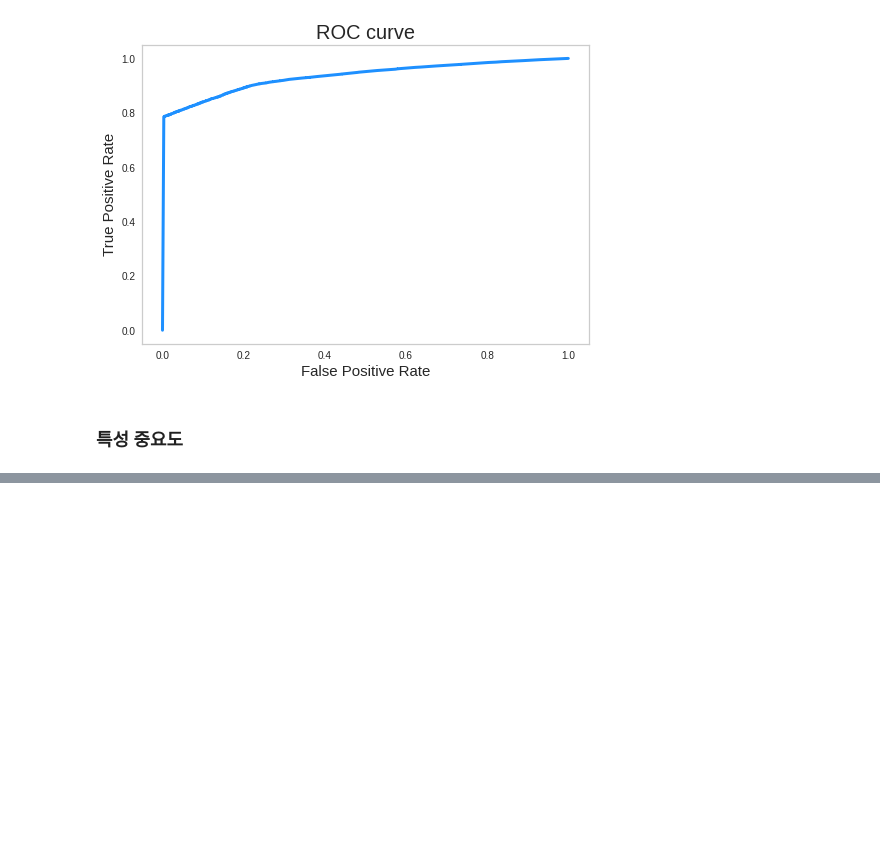
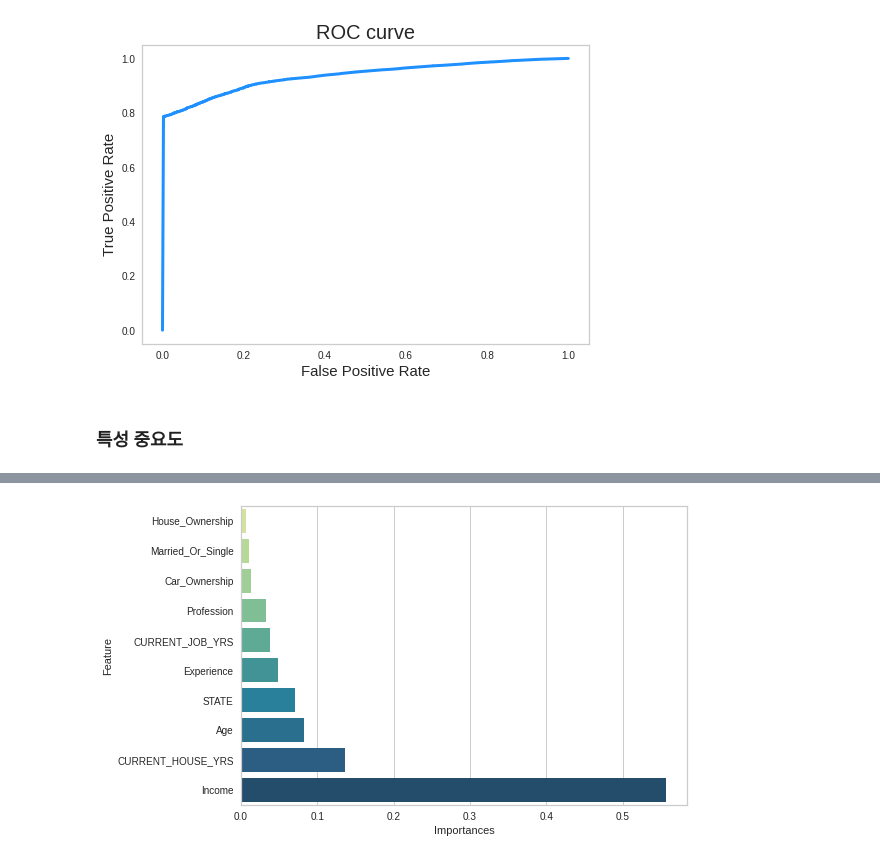
Before and after one commit to hwon-n/section6_project1, a Jupyter notebook: CP1.ipynb, the cells around one changed output, grey strips where cells are left out. Drawn from its saved outputs; the diff is of its cells as text; code cells hidden in the pictures; blank space fills up the shorter version.

Commit message:
feature importances 완료

```diff
--- a/CP1.ipynb
+++ b/CP1.ipynb
@@ -699,10 +705,6 @@ cm.ax.set_xticklabels([0,1], rotation=0)
 cm.show();
 # %% [output]
 [figure]
-# %%
-feature = FeatureImportances(final_pipe)
-feature.fit(X_train, y_train)
-feature.show();
 # %% [markdown]
 ### ROC Curve
 # %%
@@ -747,0 +731,11 @@ shap.summary_plot(shap_values, X_test_processed)
+# %%
+trees = final_pipe.named_steps['tree']
+importances = pd.DataFrame(
+    {
+        'Feature': X_train.columns,
+        'Importances': trees.feature_importances_
+    }
+)
+
+importances = importances.sort_values(by=['Importances']).reset_index(drop = True)
+importances
@@ -747,0 +754,12 @@ shap.summary_plot(shap_values, X_test_processed)
+# %%
+colors = ['#d9ed92', '#b5e48c', '#99d98c', '#76c893', '#52b69a',
+          '#34a0a4', '#168aad', '#1a759f', '#1e6091', '#184e77']
+
+sns.barplot(
+    data = importances,
+    x = 'Importances',
+    y = 'Feature',
+    palette = colors
+);
+# %% [output]
+[figure, added]
```
Also changed, not shown: parts of 23 cells of this notebook.
